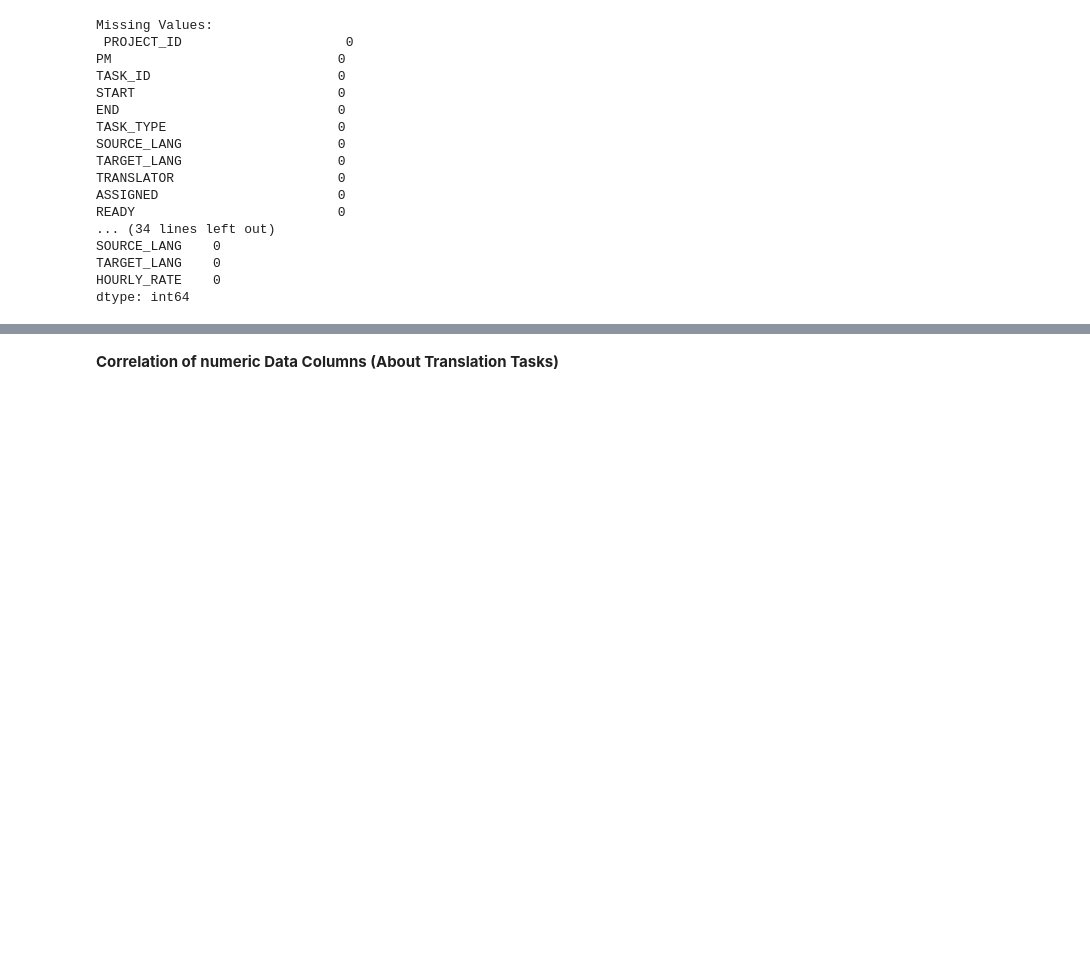
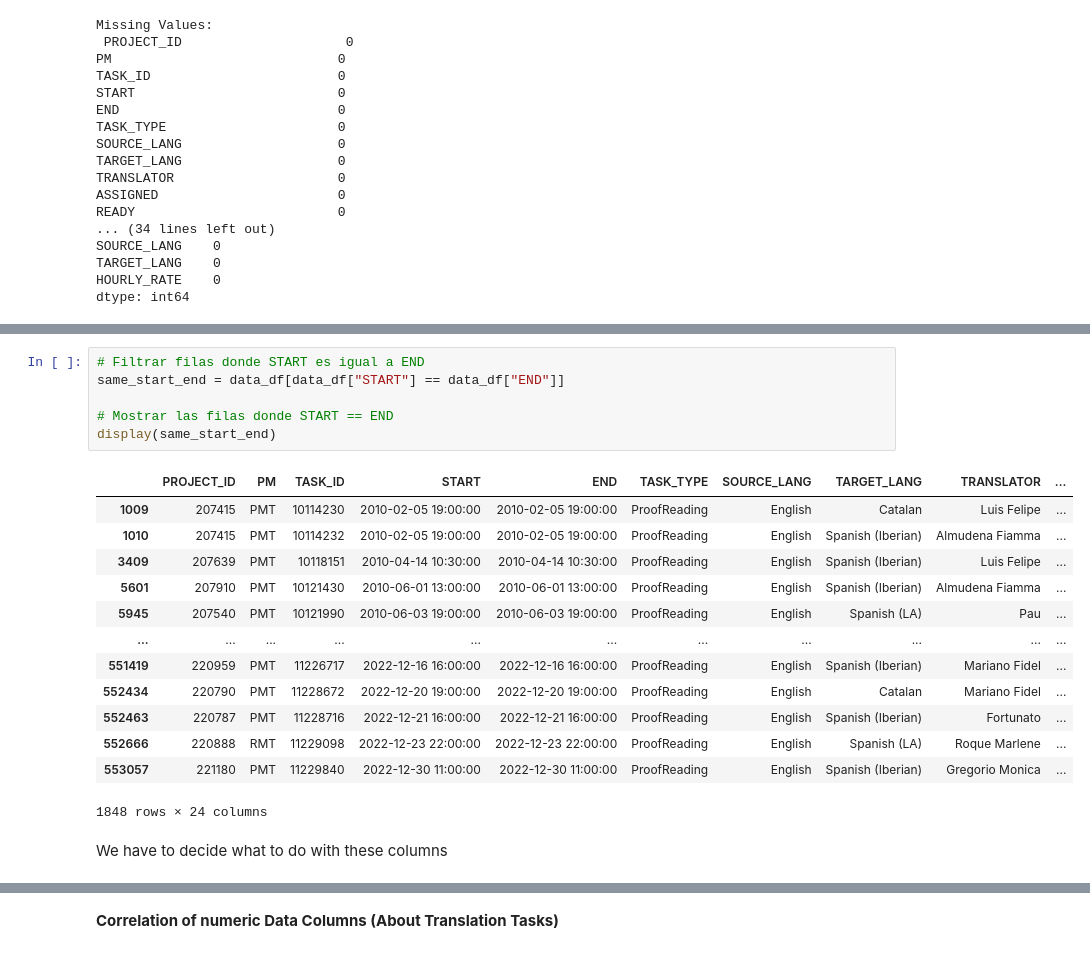
Before and after one commit to L3ms123/SP1, a Jupyter notebook: Notebooks/Preliminary_data_analysis.ipynb, the cells around one changed output, grey strips where cells are left out. Cells and saved outputs as stored; diff of their text form; blank space fills up the shorter version.

Commit message:
Implemented solution, corrected excel and data analysis actuelized

```diff
--- a/Notebooks/Preliminary_data_analysis.ipynb
+++ b/Notebooks/Preliminary_data_analysis.ipynb
@@ -268,0 +292,22 @@ dtype: int64
+# %%
+# Filtrar filas donde START es igual a END
+same_start_end = data_df[data_df["START"] == data_df["END"]]
+
+# Mostrar las filas donde START == END
+display(same_start_end)
+# %% [output]
+|  | PROJECT_ID | PM | TASK_ID | START | END | TASK_TYPE | SOURCE_LANG | TARGET_LANG | TRANSLATOR | ... |
+| 1009 | 207415 | PMT | 10114230 | 2010-02-05 19:00:00 | 2010-02-05 19:00:00 | ProofReading | English | Catalan | Luis Felipe | ... |
+| 1010 | 207415 | PMT | 10114232 | 2010-02-05 19:00:00 | 2010-02-05 19:00:00 | ProofReading | English | Spanish (Iberian) | Almudena Fiamma | ... |
+| 3409 | 207639 | PMT | 10118151 | 2010-04-14 10:30:00 | 2010-04-14 10:30:00 | ProofReading | English | Spanish (Iberian) | Luis Felipe | ... |
+| 5601 | 207910 | PMT | 10121430 | 2010-06-01 13:00:00 | 2010-06-01 13:00:00 | ProofReading | English | Spanish (Iberian) | Almudena Fiamma | ... |
+| 5945 | 207540 | PMT | 10121990 | 2010-06-03 19:00:00 | 2010-06-03 19:00:00 | ProofReading | English | Spanish (LA) | Pau | ... |
+| ... | ... | ... | ... | ... | ... | ... | ... | ... | ... | ... |
+| 551419 | 220959 | PMT | 11226717 | 2022-12-16 16:00:00 | 2022-12-16 16:00:00 | ProofReading | English | Spanish (Iberian) | Mariano Fidel | ... |
+| 552434 | 220790 | PMT | 11228672 | 2022-12-20 19:00:00 | 2022-12-20 19:00:00 | ProofReading | English | Catalan | Mariano Fidel | ... |
+| 552463 | 220787 | PMT | 11228716 | 2022-12-21 16:00:00 | 2022-12-21 16:00:00 | ProofReading | English | Spanish (Iberian) | Fortunato | ... |
+| 552666 | 220888 | RMT | 11229098 | 2022-12-23 22:00:00 | 2022-12-23 22:00:00 | ProofReading | English | Spanish (LA) | Roque Marlene | ... |
+| 553057 | 221180 | PMT | 11229840 | 2022-12-30 11:00:00 | 2022-12-30 11:00:00 | ProofReading | English | Spanish (Iberian) | Gregorio Monica | ... |
+1848 rows × 24 columns
+# %% [markdown]
+We have to decide what to do with these columns
```
Also changed, not shown: parts of 3 cells of this notebook, 3 other files.
